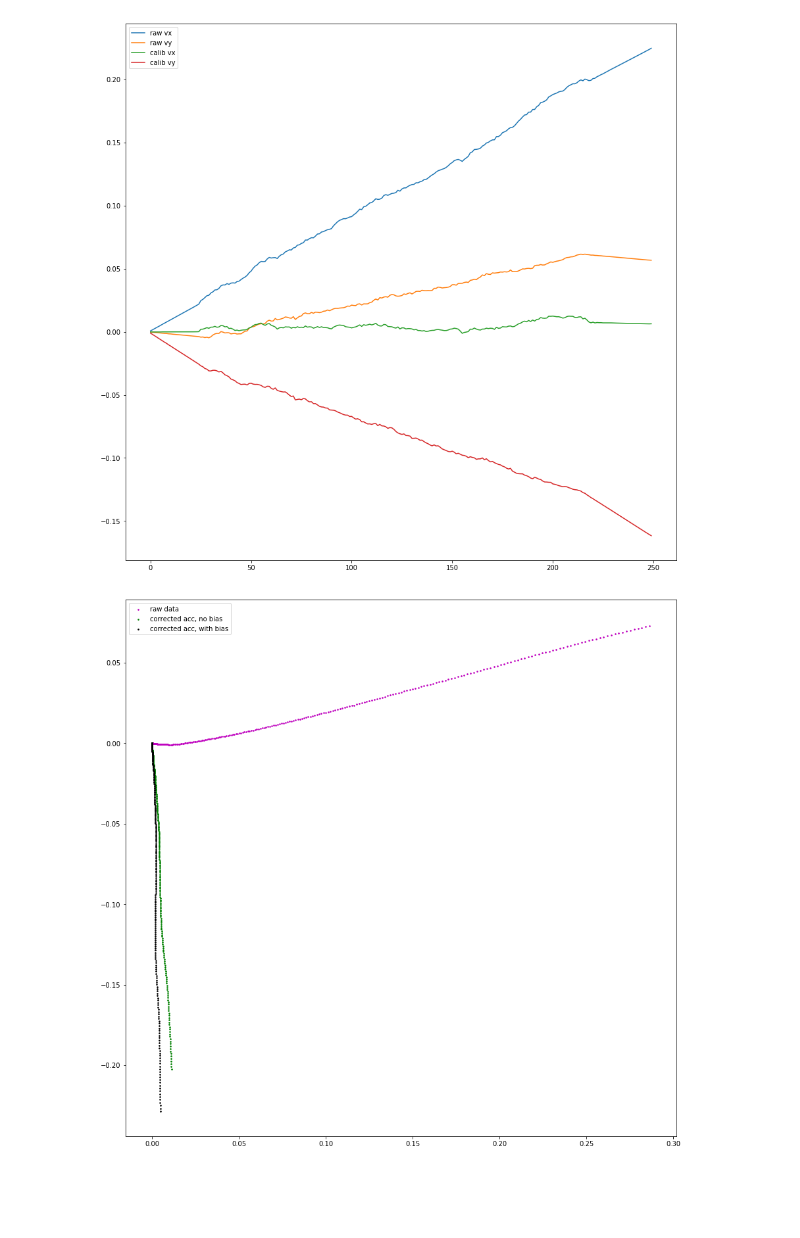
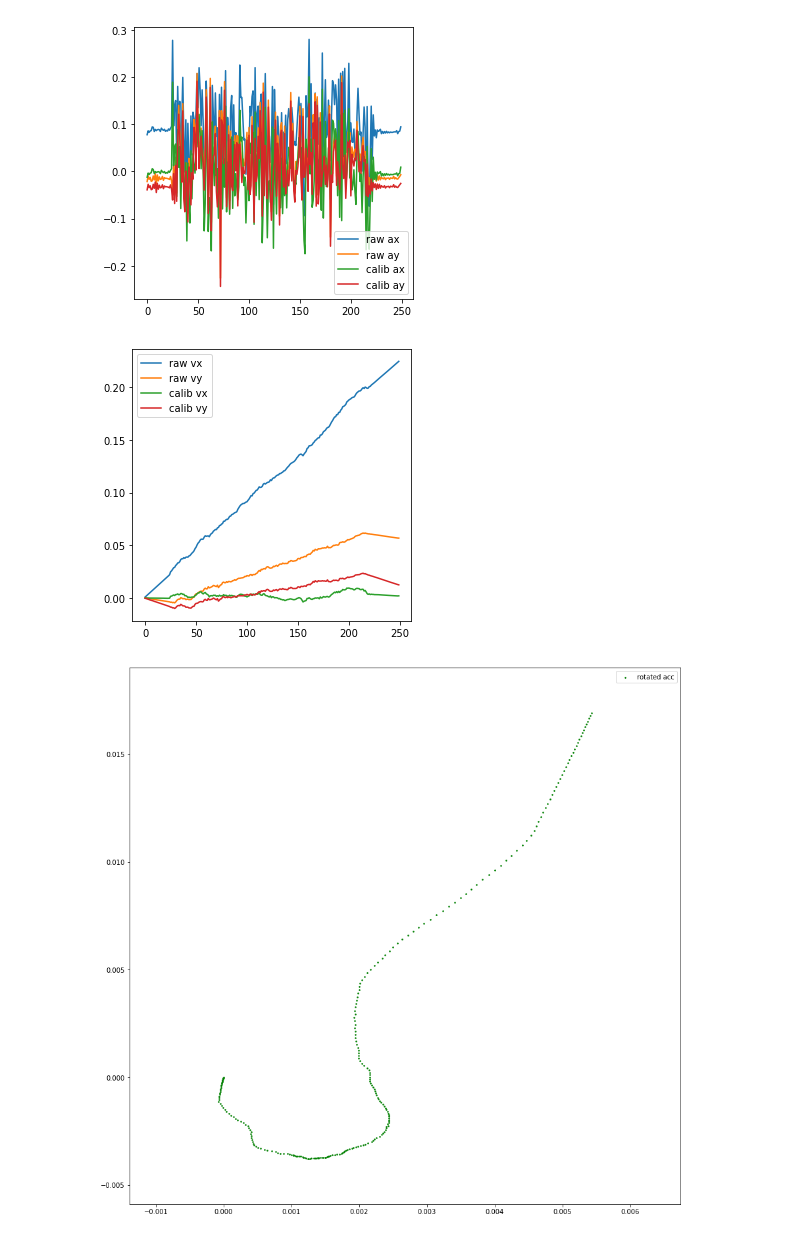
Before and after one commit to PHIL-MQP/phil, a Jupyter notebook: python/notebooks/Turtlebot Circle Data Viz.ipynb, the cells around one changed output. Drawn from its saved outputs; the diff is of its cells as text; code cells hidden in the pictures; blank space fills up the shorter version.

```diff
--- a/python/notebooks/Turtlebot Circle Data Viz.ipynb
+++ b/python/notebooks/Turtlebot Circle Data Viz.ipynb
@@ -55,5 +81,5 @@ plt.show()
 # %%
-def DoubleIntegrateAccelerometer(accelerometer_data, T, K, b, gravity_bias=np.array([ 0.08737485, -0.0150847])):
+def DoubleIntegrateAccelerometer(accelerometer_data, T, K, b):
     x = 0
     y = 0
     vx = 0
@@ -66,9 +92,9 @@ def DoubleIntegrateAccelerometer(accelerometer_data, T, K, b, gravity_bias=np.ar
     axs = []
     ays = []
     for a_s in accelerometer_data:
-        a_o = (T@K@(a_s + b).T)
-        ax = a_o[0][0] - gravity_bias[0]
-        ay = a_o[1][0] - gravity_bias[0]
+        a_o = T@K@(a_s + b).T
+        ax = a_o[0][0]
+        ay = a_o[1][0]
         az = a_o[2][0]
 
         vx += ax * dt_s
@@ -84,23 +110,33 @@ def DoubleIntegrateAccelerometer(accelerometer_data, T, K, b, gravity_bias=np.ar
 
     return xs, ys, vxs, vys, axs, ays
 # %%
-nothing = DoubleIntegrateAccelerometer(accelerometer_data, np.eye(3), np.eye(3), np.zeros((1,3)), np.zeros(3))
-no_calib = DoubleIntegrateAccelerometer(accelerometer_data, np.eye(3), np.eye(3), np.zeros((1,3)))
-calib = DoubleIntegrateAccelerometer(accelerometer_data, T, K, b)
+raw = DoubleIntegrateAccelerometer(accelerometer_data, np.eye(3), np.eye(3), np.zeros((1,3)))
+calib = DoubleIntegrateAccelerometer(accelerometer_data, R, np.eye(3), np.array([[-0.0055, -0.033, 0]]))
+means = np.mean(accelerometer_data[:t_init], axis=0)
+calib2 = DoubleIntegrateAccelerometer(accelerometer_data, np.eye(3), np.eye(3), np.array([[means[0], means[1], 0]]))
 
-plt.figure(figsize=(15,15))
-plt.plot(nothing[2], label='raw vx')
-plt.plot(nothing[3], label='raw vy')
-plt.plot(no_calib[2], label='calib vx')
-plt.plot(no_calib[3], label='calib vy')
+
+plt.figure(figsize=(5,5))
+plt.plot(raw[4], label='raw ax')
+plt.plot(raw[5], label='raw ay')
+plt.plot(calib[4], label='calib ax')
+plt.plot(calib[5], label='calib ay')
+plt.legend()
+
+plt.figure(figsize=(5,5))
+plt.plot(raw[2], label='raw vx')
+plt.plot(raw[3], label='raw vy')
+plt.plot(calib[2], label='calib vx')
+plt.plot(calib[3], label='calib vy')
 plt.legend()
 
 plt.figure(figsize=(15,15))
-plt.scatter(nothing[0], nothing[1], marker='.', s=10, color='m', label='raw data')
-plt.scatter(no_calib[0], no_calib[1], marker='.', s=10, color='g', label='corrected acc, no bias')
-plt.scatter(calib[0], calib[1], marker='.', s=10, color='k', label='corrected acc, with bias')
+# plt.scatter(raw[0], raw[1], marker='.', s=10, color='m', label='raw data')
+plt.scatter(calib[0], calib[1], marker='.', s=10, color='g', label='rotated acc')
+# plt.scatter(calib2[0], calib2[1], marker='.', s=10, color='k', label='bias acc')
 plt.legend()
 plt.show()
 # %% [output]
-[figure, old version]
+[figure, new version]
-[figure, old version]
+[figure, new version]
+[figure, added]
```
Also changed, not shown: parts of 9 cells of this notebook, 2 other files.
